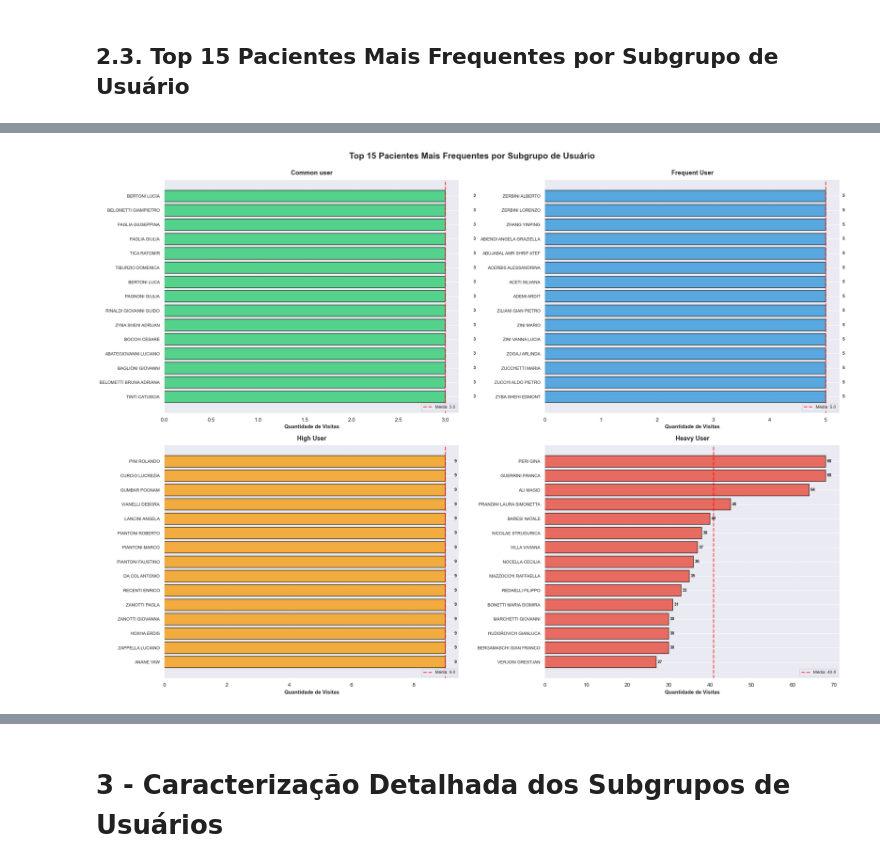
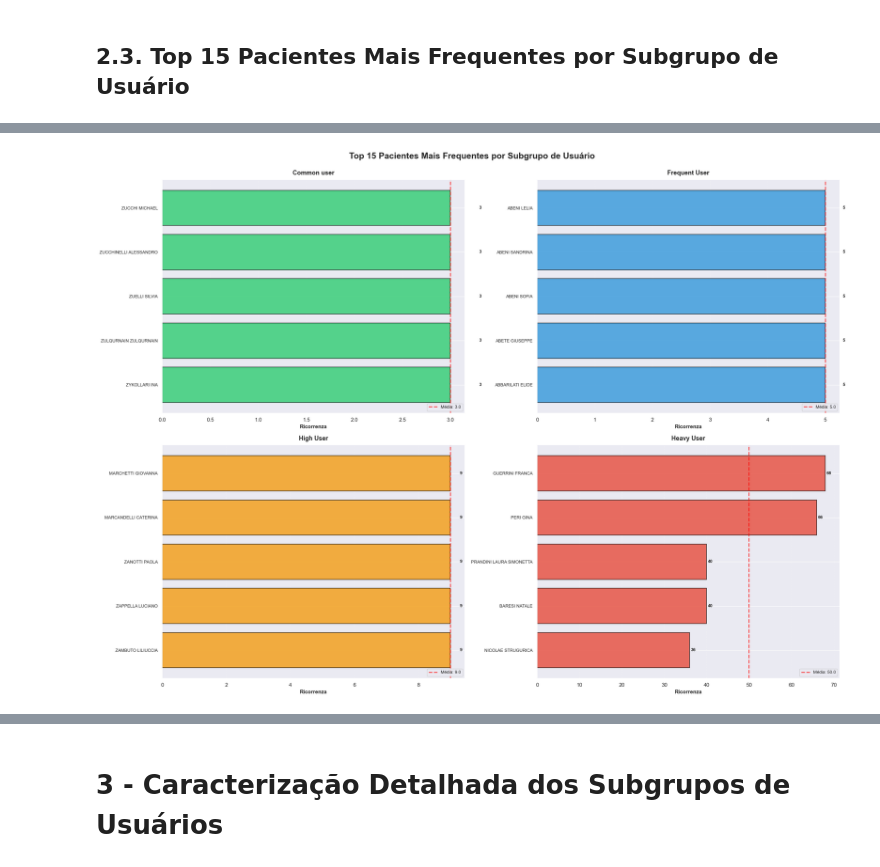
Before and after one commit to almir-martins/mari_doutorado, a Jupyter notebook: analises/analise_mari.ipynb, the cells around one changed output, grey strips where cells are left out. Drawn from its saved outputs; the diff is of its cells as text; code cells hidden in the pictures.

```diff
--- a/analises/analise_mari.ipynb
+++ b/analises/analise_mari.ipynb
@@ -1060,10 +880,10 @@ pacientes_unicos.shape
 # %%
 # Limpa o dataset para ficar apenas os pacientes únicos
-pacientes_unicos = df[['Paziente', 'Subgrupo Usuário']]
+pacientes_unicos = df[['Paziente', 'Sottogruppo Pazienti']]
 pacientes_unicos.drop_duplicates(inplace=True)
 
 # Contar pacientes por categoria de subgrupo
-categorias_usuarios = pacientes_unicos['Subgrupo Usuário'].value_counts()
+categorias_usuarios = pacientes_unicos['Sottogruppo Pazienti'].value_counts()
 
 # Ordenar pelas categorias definidas
 ordem_categorias = ['Common user', 'Frequent User', 'High User', 'Heavy User']
@@ -1072,13 +892,13 @@ categorias_usuarios = categorias_usuarios.reindex(ordem_categorias)
 # Calcular percentuais
 percentuais = (categorias_usuarios / categorias_usuarios.sum() * 100).round(2)
 
-print(f"Distribuição de Pacientes por Categoria de Uso - {periodo}")
+print(f"Distribuzione dei pazienti per sottocategoria - {periodo}")
 print("=" * 90)
-print("\n📊 CONTAGEM ABSOLUTA:")
+print("\n📊 CONTEGGIO ASSOLUTO:")
 print(categorias_usuarios)
-print("\n📈 PERCENTUAL POR CATEGORIA:")
+print("\n📈 PERCENTUALE PER CATEGORIA:")
 for cat, valor in percentuais.items():
-    print(f"  {cat:20s}: {valor:>6.2f}%")
+    print(f"{cat:20s}: {valor:>6.2f}%")
 print("\n" + "=" * 90)
-print(f"TOTAL DE PACIENTES: {categorias_usuarios.sum():,}")
+print(f"TOTALE PAZIENTI: {categorias_usuarios.sum():,}")
 # %% [output]
@@ -1108,9 +928,9 @@ fig, (ax1, ax2) = plt.subplots(1, 2, figsize=(20, 7))
 # Gráfico 1: Contagem absoluta
 colors_gradient = ['#2ecc71', '#3498db', '#f39c12', '#e74c3c']
 categorias_usuarios.plot(kind='bar', color=colors_gradient, edgecolor='black', linewidth=1.5, ax=ax1)
-ax1.set_xlabel('Categoria de Usuário', fontsize=13, fontweight='bold')
-ax1.set_ylabel('Quantidade de Atendimentos', fontsize=13, fontweight='bold')
-ax1.set_title(f'Contagem Absoluta por Categoria\n{periodo}',
+ax1.set_xlabel('Categoria di Utente', fontsize=13, fontweight='bold')
+ax1.set_ylabel('Numero di visite ospedaliere', fontsize=13, fontweight='bold')
+ax1.set_title(f'Conteggio assoluto per categoria\n{periodo}',
               fontsize=14, fontweight='bold', pad=15)
 ax1.set_xticklabels(ax1.get_xticklabels(), rotation=45, ha='right', fontsize=11)
 
@@ -1122,15 +942,15 @@ for i, v in enumerate(categorias_usuarios):
 # Linha de média
 media_cat = categorias_usuarios.mean()
 ax1.axhline(y=media_cat, color='red', linestyle='--', linewidth=2.5,
-            label=f'Média: {media_cat:,.0f}', alpha=0.7)
+            label=f'Media: {media_cat:,.0f}', alpha=0.7)
 ax1.legend(fontsize=11, loc='upper right')
 ax1.grid(axis='y', alpha=0.3, linestyle='--')
 
 # Gráfico 2: Percentual
 percentuais.plot(kind='bar', color=colors_gradient, edgecolor='black', linewidth=1.5, ax=ax2)
-ax2.set_xlabel('Categoria de Usuário', fontsize=13, fontweight='bold')
-ax2.set_ylabel('Percentual (%)', fontsize=13, fontweight='bold')
-ax2.set_title(f'Proporção Percentual por Categoria\n{periodo}',
+ax2.set_xlabel('Categoria di Utente', fontsize=13, fontweight='bold')
+ax2.set_ylabel('Percentuale (%)', fontsize=13, fontweight='bold')
+ax2.set_title(f'Proporzione Percentuale per Categoria\n{periodo}',
               fontsize=14, fontweight='bold', pad=15)
 ax2.set_xticklabels(ax2.get_xticklabels(), rotation=45, ha='right', fontsize=11)
 
@@ -1326,7 +1148,7 @@ def obter_top_pacientes_por_subgrupo(dataframe, subgrupo, top_n=15):
     Retorna os top N pacientes mais frequentes de um subgrupo específico
     """
     # Filtrar por subgrupo
-    df_subgrupo = dataframe[dataframe['Subgrupo Usuário'] == subgrupo]
+    df_subgrupo = dataframe[dataframe['Sottogruppo Pazienti'] == subgrupo]
 
     # Agrupar por paciente e contar visitas
     top_pacientes = (
@@ -1338,7 +1160,7 @@ def obter_top_pacientes_por_subgrupo(dataframe, subgrupo, top_n=15):
     )
 
     # Renomear coluna
-    top_pacientes.rename(columns={'Numero Scheda PS': 'Quantidade de Visitas'}, inplace=True)
+    top_pacientes.rename(columns={'Numero Scheda PS': 'Ricorrenza'}, inplace=True)
 
     return top_pacientes
 
@@ -1452,41 +1274,41 @@ for idx, (subgrupo, pos) in enumerate(zip(subgrupos, posicoes)):
     ax = axes[pos[0], pos[1]]
 
     # Obter dados
-    top_pacientes = obter_top_pacientes_por_subgrupo(df, subgrupo, top_n=15)
+    top_pacientes = obter_top_pacientes_por_subgrupo(df, subgrupo, top_n=5)
 
     # Criar gráfico de barras horizontais
-    top_pacientes_ordenado = top_pacientes.sort_values(by='Quantidade de Visitas', ascending=True)
+    top_pacientes_ordenado = top_pacientes.sort_values(by='Ricorrenza', ascending=True)
 
     bars = ax.barh(
         range(len(top_pacientes_ordenado)),
-        top_pacientes_ordenado['Quantidade de Visitas'],
+        top_pacientes_ordenado['Ricorrenza'],
         color=cores_subgrupos[subgrupo],
         edgecolor='black',
         linewidth=1.2,
         alpha=0.8
     )
 
     # Configurar eixos
     ax.set_yticks(range(len(top_pacientes_ordenado)))
     ax.set_yticklabels(top_pacientes_ordenado.index, fontsize=9)
-    ax.set_xlabel('Quantidade de Visitas', fontsize=11, fontweight='bold')
+    ax.set_xlabel('Ricorrenza', fontsize=11, fontweight='bold')
     ax.set_title(f'{subgrupo}', fontsize=13, fontweight='bold', pad=10)
     ax.grid(axis='x', alpha=0.3, linestyle='--')
 
     # Adicionar valores nas barras
-    for i, v in enumerate(top_pacientes_ordenado['Quantidade de Visitas']):
+    for i, v in enumerate(top_pacientes_ordenado['Ricorrenza']):
         ax.text(v + 0.3, i, str(v), va='center', fontsize=9, fontweight='bold')
 
     # Adicionar linha de média
-    media = top_pacientes['Quantidade de Visitas'].mean()
+    media = top_pacientes['Ricorrenza'].mean()
     ax.axvline(x=media, color='red', linestyle='--', linewidth=2,
                label=f'Média: {media:.1f}', alpha=0.7)
     ax.legend(fontsize=9, loc='lower right')
 
 plt.tight_layout()
 plt.show()
 # %% [output]
-[figure, old version]
+[figure, new version]
 # %%
 # Criar tabela comparativa consolidada
 print("\n" + "="*100)
```
Also changed, not shown: parts of 57 cells of this notebook, 1 other file.
